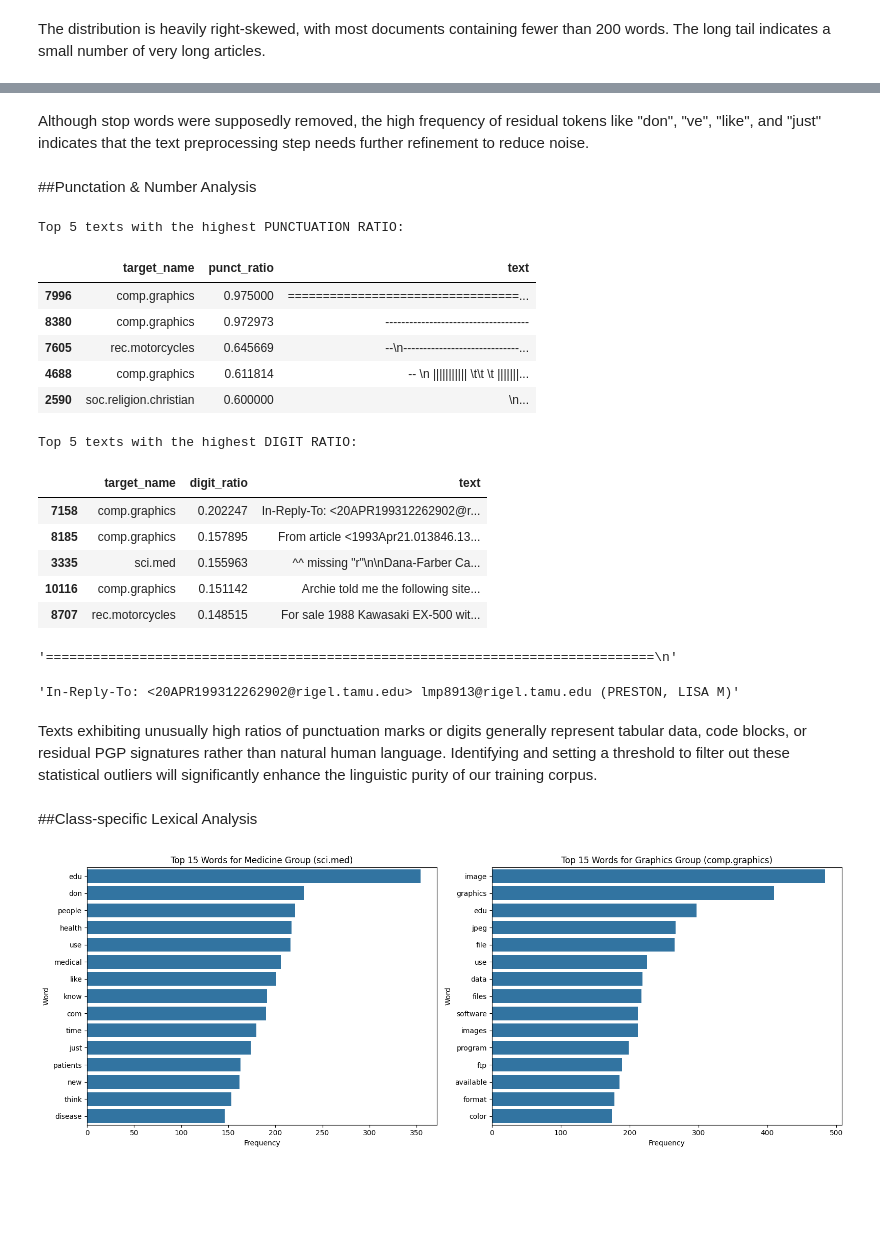
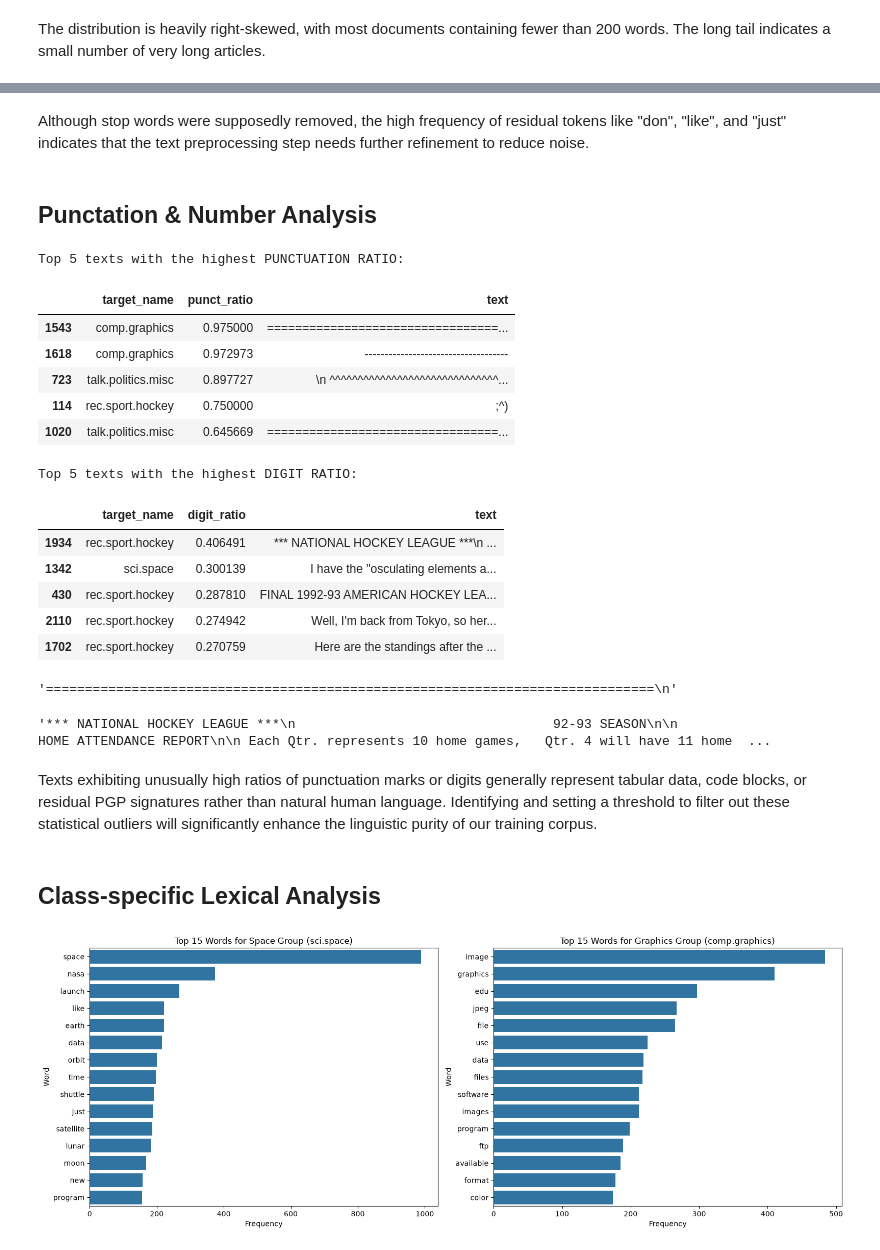
Before and after one commit to AIVIETNAM-AIO-VoNguyenNhatDuy/Module-01-text-classification, a Jupyter notebook: notebooks/eda.ipynb, the cells around one changed output, grey strips where cells are left out. Cells and saved outputs as stored; diff of their text form; code cells hidden in the pictures; blank space fills up the shorter version.

```diff
--- a/notebooks/eda.ipynb
+++ b/notebooks/eda.ipynb
@@ -128,10 +128,10 @@ We can select 4 distinct topics: **comp.graphics** (computers), **sci.med** (med
 # %%
-target_classes = [
-    'comp.graphics',
-    'sci.med',
-    'rec.motorcycles',
-    'soc.religion.christian'
+DEFAULT_CATEGORIES = [
+    "sci.space",
+    "rec.sport.hockey",
+    "comp.graphics",
+    "talk.politics.misc",
 ]
 
-train_df = train_df[train_df['target_name'].isin(target_classes)]
-namfiltered_train_df = train_df.reset_index(drop=True)
+train_df = train_df[train_df['target_name'].isin(DEFAULT_CATEGORIES)]
+train_df = train_df.reset_index(drop=True)
@@ -179,7 +188,7 @@ plt.show()
 # %% [markdown]
-Although stop words were supposedly removed, the high frequency of residual tokens like "don", "ve", "like", and "just" indicates that the text preprocessing step needs further refinement to reduce noise.
+Although stop words were supposedly removed, the high frequency of residual tokens like "don", "like", and "just" indicates that the text preprocessing step needs further refinement to reduce noise.
 # %% [markdown]
-##Punctation & Number Analysis
+## Punctation & Number Analysis
 # %%
 train_df['char_count'] = train_df['text'].apply(len)
 train_df['punct_count'] = train_df['text'].apply(lambda x: len([c for c in x if c in string.punctuation]))
@@ -197,16 +206,16 @@ display(train_df.sort_values(by='digit_ratio', ascending=False)[['target_name',
 # %% [output]
 Top 5 texts with the highest PUNCTUATION RATIO:
 |  | target_name | punct_ratio | text |
-| 7996 | comp.graphics | 0.975000 | =================================... |
-| 8380 | comp.graphics | 0.972973 | ------------------------------------ |
-| 7605 | rec.motorcycles | 0.645669 | --\n-----------------------------... |
-| 4688 | comp.graphics | 0.611814 | -- \n ||||||||||| \t\t \t |||||||... |
-| 2590 | soc.religion.christian | 0.600000 | \n... |
+| 1543 | comp.graphics | 0.975000 | =================================... |
+| 1618 | comp.graphics | 0.972973 | ------------------------------------ |
+| 723 | talk.politics.misc | 0.897727 | \n ^^^^^^^^^^^^^^^^^^^^^^^^^^^^^^... |
+| 114 | rec.sport.hockey | 0.750000 | ;^) |
+| 1020 | talk.politics.misc | 0.645669 | =================================... |
 Top 5 texts with the highest DIGIT RATIO:
 |  | target_name | digit_ratio | text |
-| 7158 | comp.graphics | 0.202247 | In-Reply-To: <20APR199312262902@r... |
-| 8185 | comp.graphics | 0.157895 | From article <1993Apr21.013846.13... |
-| 3335 | sci.med | 0.155963 | ^^ missing "r"\n\nDana-Farber Ca... |
-| 10116 | comp.graphics | 0.151142 | Archie told me the following site... |
-| 8707 | rec.motorcycles | 0.148515 | For sale 1988 Kawasaki EX-500 wit... |
+| 1934 | rec.sport.hockey | 0.406491 | *** NATIONAL HOCKEY LEAGUE ***\n ... |
+| 1342 | sci.space | 0.300139 | I have the "osculating elements a... |
+| 430 | rec.sport.hockey | 0.287810 | FINAL 1992-93 AMERICAN HOCKEY LEA... |
+| 2110 | rec.sport.hockey | 0.274942 | Well, I'm back from Tokyo, so her... |
+| 1702 | rec.sport.hockey | 0.270759 | Here are the standings after the ... |
 # %%
@@ -214,43 +223,43 @@ train_df.loc[7996]["text"]
 # %% [output]
 '==============================================================================\n'
 # %%
-train_df.loc[7158]["text"]
+train_df.loc[1934]["text"]
 # %% [output]
-'In-Reply-To: <20APR199312262902@rigel.tamu.edu> lmp8913@rigel.tamu.edu (PRESTON, LISA M)'
+'*** NATIONAL HOCKEY LEAGUE ***\n                                 92-93 SEASON\n\n                            HOME ATTENDANCE REPORT\n\n Each Qtr. represents 10 home games,   Qtr. 4 will have 11 home  ...
 # %% [markdown]
 Texts exhibiting unusually high ratios of punctuation marks or digits generally represent tabular data, code blocks, or residual PGP signatures rather than natural human language. Identifying and setting a threshold to filter out these statistical outliers will significantly enhance the linguistic purity of our training corpus.
 # %% [markdown]
-##Class-specific Lexical Analysis
+## Class-specific Lexical Analysis
 # %%
 def get_top_words_for_class(df, class_name, top_n=15):
     corpus = df[df['target_name'] == class_name]['text']
 
     vec = CountVectorizer(stop_words='english', max_features=1000)
     X = vec.fit_transform(corpus)
 
     words = vec.get_feature_names_out()
     freqs = X.sum(axis=0).A1
 
     df_freq = pd.DataFrame({'word': words, 'freq': freqs}).sort_values(by='freq', ascending=False)
     return df_freq.head(top_n)
 
-df_med = get_top_words_for_class(df_valid_text, 'sci.med')
-df_graphics = get_top_words_for_class(df_valid_text, 'comp.graphics')
+df_space = get_top_words_for_class(train_df, 'sci.space')
+df_graphics = get_top_words_for_class(train_df, 'comp.graphics')
 
 fig, axes = plt.subplots(1, 2, figsize=(16, 6))
 
-sns.barplot(ax=axes[0], data=df_med, x='freq', y='word')
-axes[0].set_title('Top 15 Words for Medicine Group (sci.med)')
+sns.barplot(ax=axes[0], data=df_space, x='freq', y='word')
+axes[0].set_title('Top 15 Words for Space Group (sci.space)')
 axes[0].set_xlabel('Frequency')
 axes[0].set_ylabel('Word')
 
 sns.barplot(ax=axes[1], data=df_graphics, x='freq', y='word')
 axes[1].set_title('Top 15 Words for Graphics Group (comp.graphics)')
 axes[1].set_xlabel('Frequency')
 axes[1].set_ylabel('Word')
 
 plt.tight_layout()
 plt.show()
 # %% [output]
-[figure, old version]
+[figure, new version]
 # %% [markdown]
```
Also changed, not shown: parts of 16 cells of this notebook, 3 other files.
